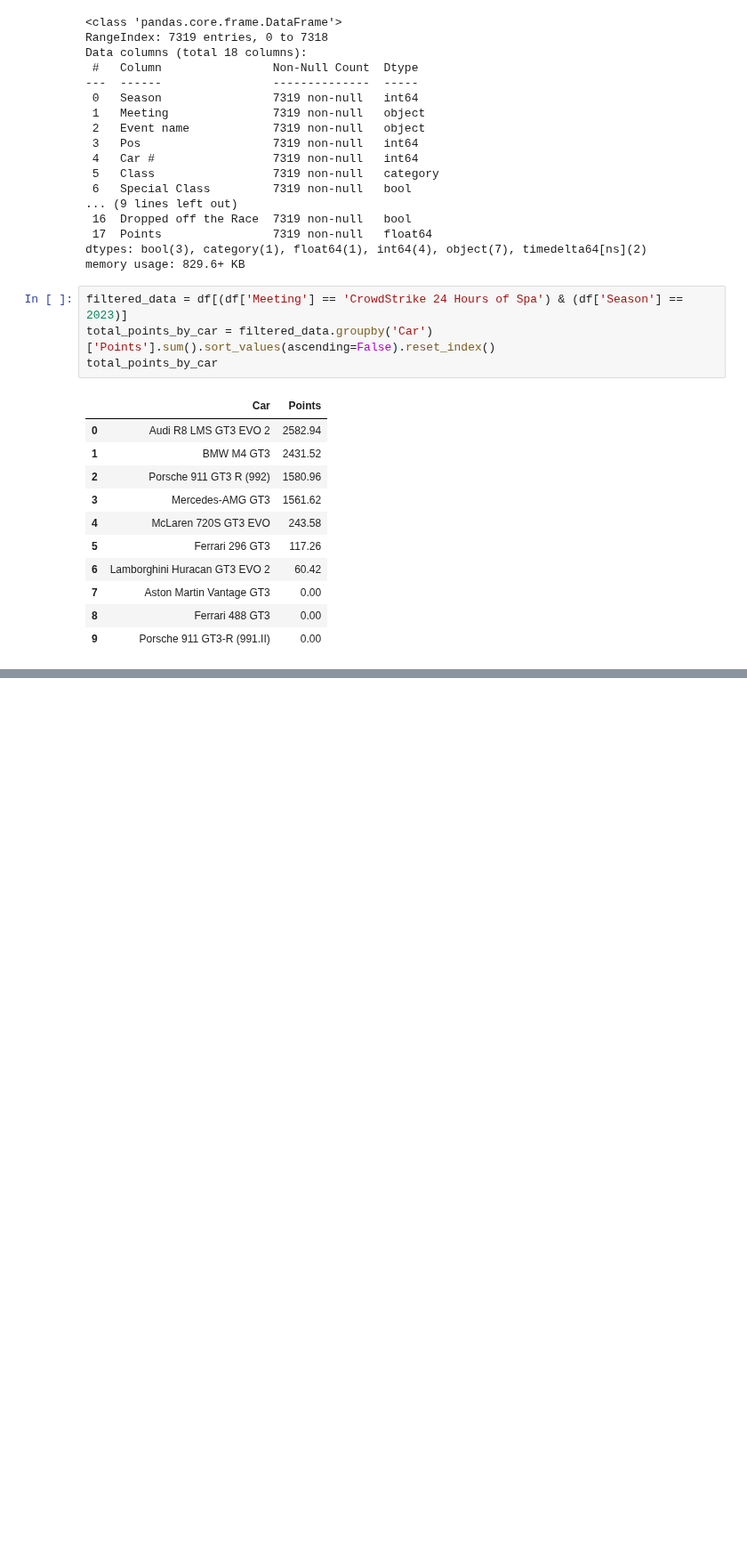
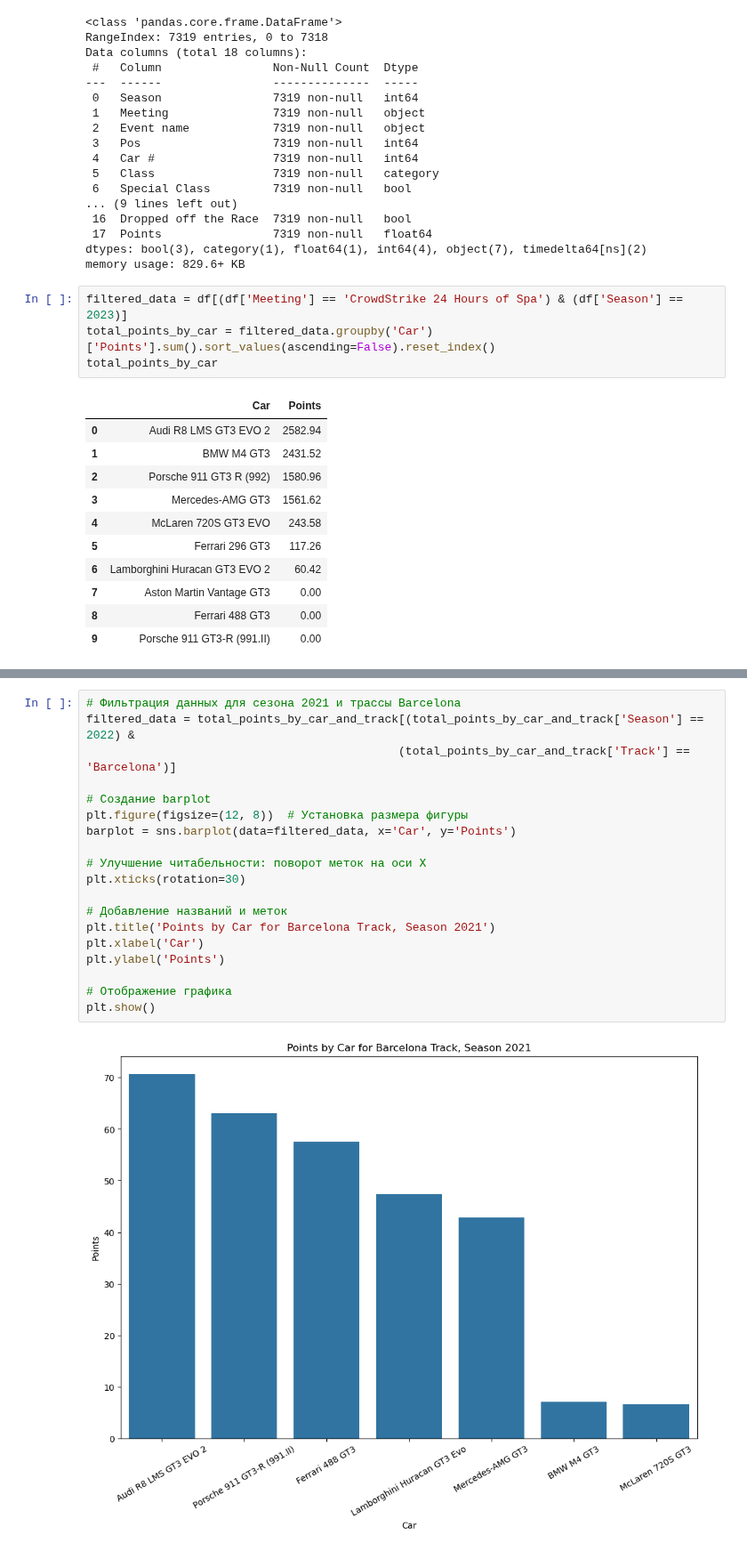
Before and after one commit to S0la1re/GT-World-Challenge-Europe-Data-Analysis, a Jupyter notebook: data_analysis.ipynb, the cells around one changed output, grey strips where cells are left out. Shown at 89% size. Saved outputs shown, nothing was run; the diff lists cells and outputs as text; blank space fills up the shorter version.

```diff
--- a/data_analysis.ipynb
+++ b/data_analysis.ipynb
@@ -153,0 +196,21 @@ df.head()
+# %%
+# Фильтрация данных для сезона 2021 и трассы Barcelona
+filtered_data = total_points_by_car_and_track[(total_points_by_car_and_track['Season'] == 2022) &
+                                             (total_points_by_car_and_track['Track'] == 'Barcelona')]
+
+# Создание barplot
+plt.figure(figsize=(12, 8))  # Установка размера фигуры
+barplot = sns.barplot(data=filtered_data, x='Car', y='Points')
+
+# Улучшение читабельности: поворот меток на оси X
+plt.xticks(rotation=30)
+
+# Добавление названий и меток
+plt.title('Points by Car for Barcelona Track, Season 2021')
+plt.xlabel('Car')
+plt.ylabel('Points')
+
+# Отображение графика
+plt.show()
+# %% [output]
+[figure, added]
```
Also changed, not shown: parts of 5 cells of this notebook.
